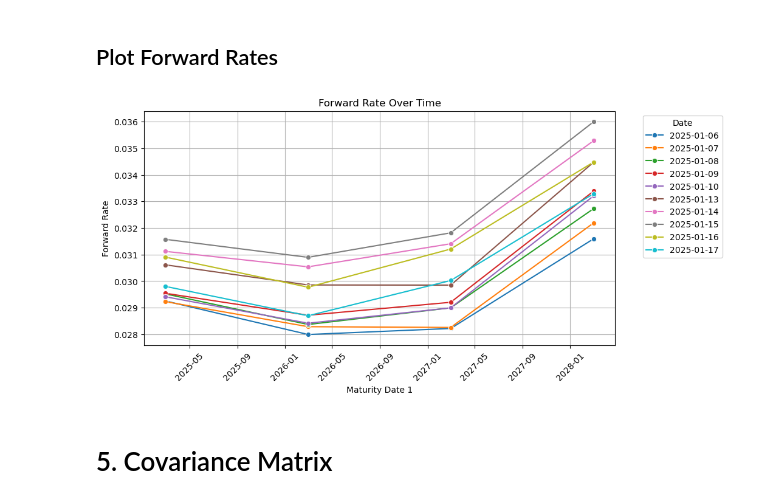
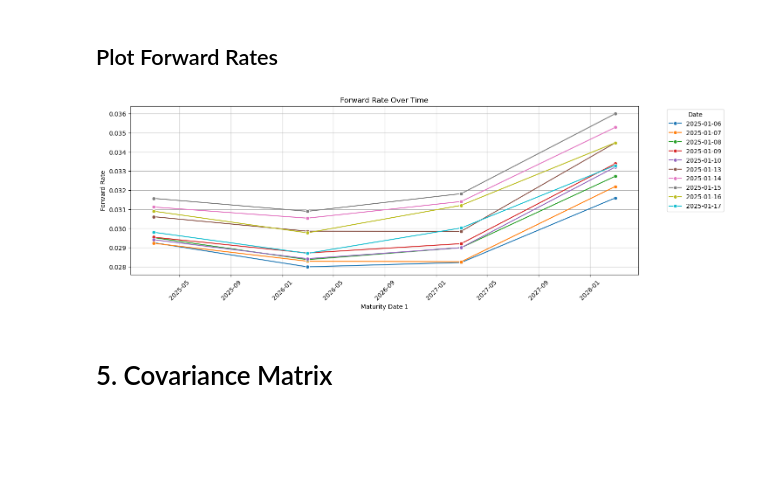
Before and after one commit to MatthewGWilson/APM466-Assignment-1, a Jupyter notebook: APM466_Matthew_Wilson.ipynb, the cells around one changed output. Saved outputs shown, nothing was run; the diff lists cells and outputs as text; code cells hidden in the pictures; blank space fills up the shorter version.

```diff
--- a/APM466_Matthew_Wilson.ipynb
+++ b/APM466_Matthew_Wilson.ipynb
@@ -269,22 +269,22 @@ for date in filteredSpotRates['Date'].unique():
 # %%
 forwardRates = forwardRates.reset_index(drop=True)
 
 # Plot forward rates
-plt.figure(figsize=(10, 5))
+plt.figure(figsize=(15, 5))
 sns.lineplot(data=forwardRates, x="Maturity1", y="Forward Rate", hue="Date", marker="o")
 
 # Format plot
 plt.xlabel("Maturity Date 1")
 plt.ylabel("Forward Rate")
 plt.title("Forward Rate Over Time")
-plt.xticks(rotation=45)  # Rotate x-axis labels for readability
+plt.xticks(rotation=45)
 plt.grid(True)
 plt.legend(title="Date", handles=plt.gca().get_lines(), labels=[pd.to_datetime(d).strftime('%Y-%m-%d') for d in ytms['Date'].unique()], bbox_to_anchor=(1.05, 1), loc='upper left')
 
 # Show plot
 plt.show()
 # %% [output]
-[figure, old version]
+[figure, new version]
 # %% [markdown]
 # 5. Covariance Matrix
 # %% [markdown]
```
Also changed, not shown: parts of 2 cells of this notebook.
